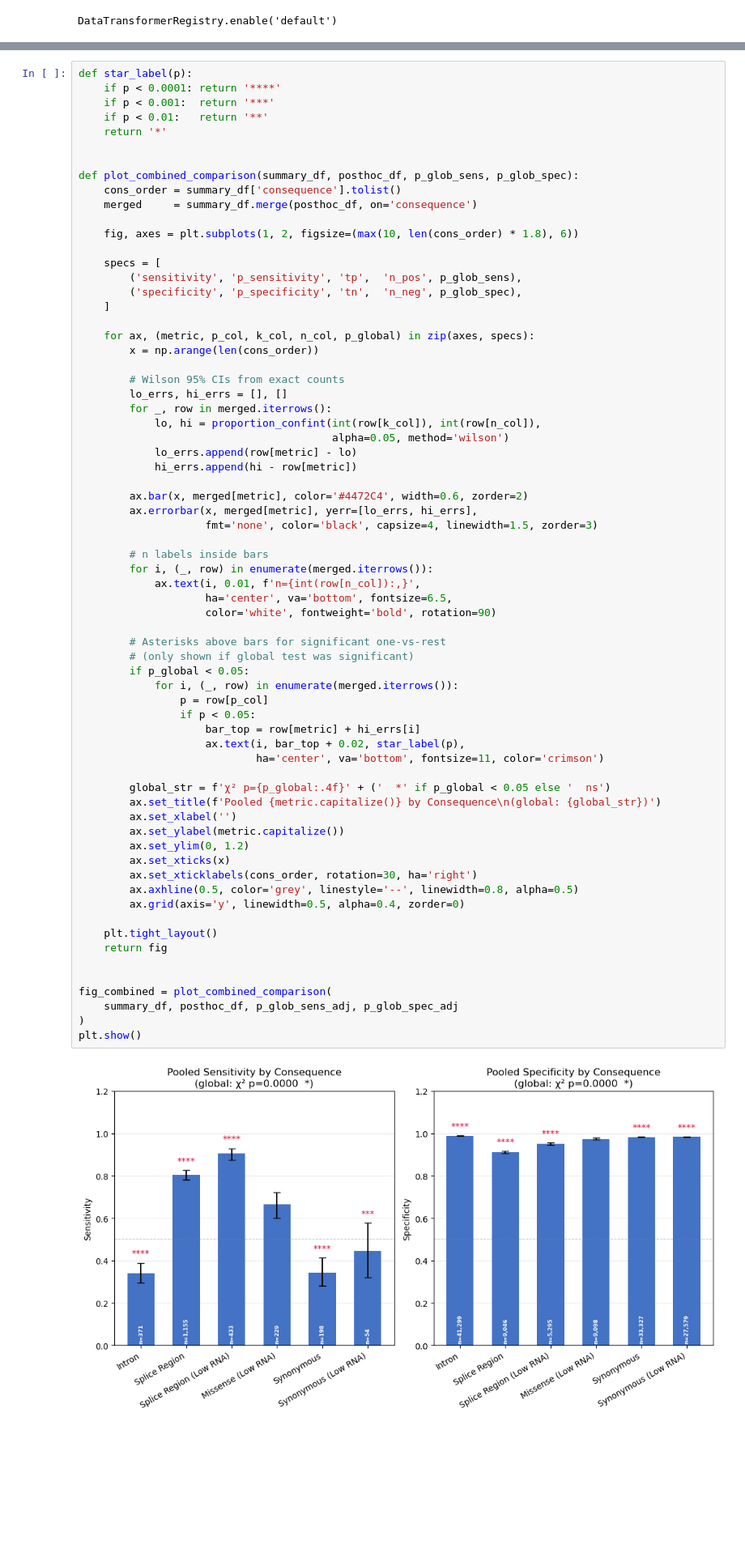
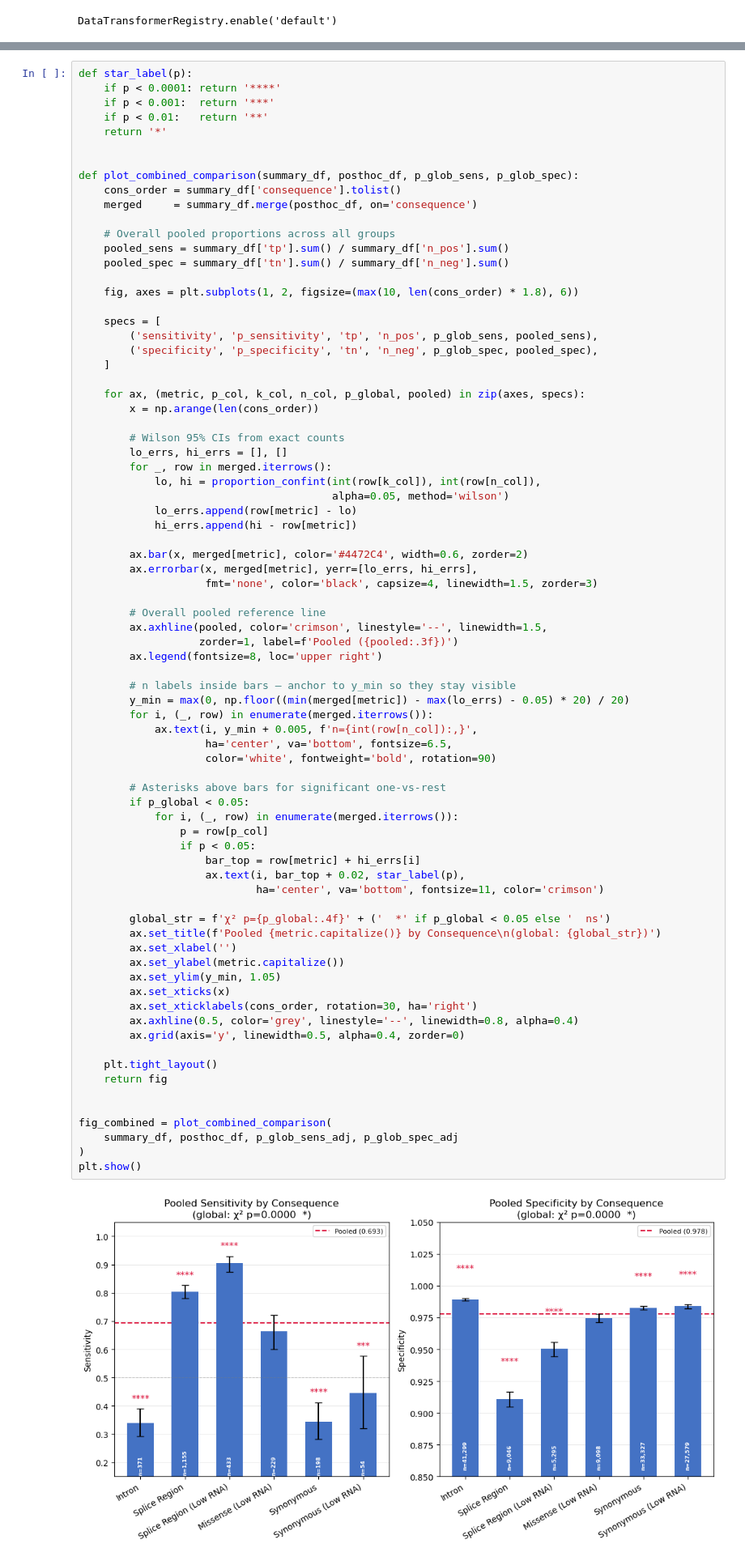
Before and after one commit to ivanw314/PillarProject_CAVA_Analysis, a Jupyter notebook: Notebooks/PP_SpliceAI_Joint_benchmarking.ipynb, the cells around one changed output, grey strips where cells are left out. Shown at 81% size. Saved outputs shown, nothing was run; the diff lists cells and outputs as text; blank space fills up the shorter version.

Commit message:
Update PP_SpliceAI_Joint_benchmarking.ipynb
Updated visuals for consequence summary plot

```diff
--- a/Notebooks/PP_SpliceAI_Joint_benchmarking.ipynb
+++ b/Notebooks/PP_SpliceAI_Joint_benchmarking.ipynb
@@ -542,14 +542,18 @@ def plot_combined_comparison(summary_df, posthoc_df, p_glob_sens, p_glob_spec):
     cons_order = summary_df['consequence'].tolist()
     merged     = summary_df.merge(posthoc_df, on='consequence')
 
+    # Overall pooled proportions across all groups
+    pooled_sens = summary_df['tp'].sum() / summary_df['n_pos'].sum()
+    pooled_spec = summary_df['tn'].sum() / summary_df['n_neg'].sum()
+
     fig, axes = plt.subplots(1, 2, figsize=(max(10, len(cons_order) * 1.8), 6))
 
     specs = [
-        ('sensitivity', 'p_sensitivity', 'tp',  'n_pos', p_glob_sens),
-        ('specificity', 'p_specificity', 'tn',  'n_neg', p_glob_spec),
+        ('sensitivity', 'p_sensitivity', 'tp', 'n_pos', p_glob_sens, pooled_sens),
+        ('specificity', 'p_specificity', 'tn', 'n_neg', p_glob_spec, pooled_spec),
     ]
 
-    for ax, (metric, p_col, k_col, n_col, p_global) in zip(axes, specs):
+    for ax, (metric, p_col, k_col, n_col, p_global, pooled) in zip(axes, specs):
         x = np.arange(len(cons_order))
 
         # Wilson 95% CIs from exact counts
@@ -564,39 +568,44 @@ def plot_combined_comparison(summary_df, posthoc_df, p_glob_sens, p_glob_spec):
         ax.errorbar(x, merged[metric], yerr=[lo_errs, hi_errs],
                     fmt='none', color='black', capsize=4, linewidth=1.5, zorder=3)
 
-        # n labels inside bars
+        # Overall pooled reference line
+        ax.axhline(pooled, color='crimson', linestyle='--', linewidth=1.5,
+                   zorder=1, label=f'Pooled ({pooled:.3f})')
+        ax.legend(fontsize=8, loc='upper right')
+
+        # n labels inside bars — anchor to y_min so they stay visible
+        y_min = max(0, np.floor((min(merged[metric]) - max(lo_errs) - 0.05) * 20) / 20)
         for i, (_, row) in enumerate(merged.iterrows()):
-            ax.text(i, 0.01, f'n={int(row[n_col]):,}',
+            ax.text(i, y_min + 0.005, f'n={int(row[n_col]):,}',
                     ha='center', va='bottom', fontsize=6.5,
                     color='white', fontweight='bold', rotation=90)
 
         # Asterisks above bars for significant one-vs-rest
-        # (only shown if global test was significant)
         if p_global < 0.05:
             for i, (_, row) in enumerate(merged.iterrows()):
                 p = row[p_col]
                 if p < 0.05:
                     bar_top = row[metric] + hi_errs[i]
                     ax.text(i, bar_top + 0.02, star_label(p),
                             ha='center', va='bottom', fontsize=11, color='crimson')
 
         global_str = f'χ² p={p_global:.4f}' + ('  *' if p_global < 0.05 else '  ns')
         ax.set_title(f'Pooled {metric.capitalize()} by Consequence\n(global: {global_str})')
         ax.set_xlabel('')
         ax.set_ylabel(metric.capitalize())
-        ax.set_ylim(0, 1.2)
+        ax.set_ylim(y_min, 1.05)
         ax.set_xticks(x)
         ax.set_xticklabels(cons_order, rotation=30, ha='right')
-        ax.axhline(0.5, color='grey', linestyle='--', linewidth=0.8, alpha=0.5)
+        ax.axhline(0.5, color='grey', linestyle='--', linewidth=0.8, alpha=0.4)
         ax.grid(axis='y', linewidth=0.5, alpha=0.4, zorder=0)
 
     plt.tight_layout()
     return fig
 
 
 fig_combined = plot_combined_comparison(
     summary_df, posthoc_df, p_glob_sens_adj, p_glob_spec_adj
 )
 plt.show()
 # %% [output]
-[figure, old version]
+[figure, new version]
```
